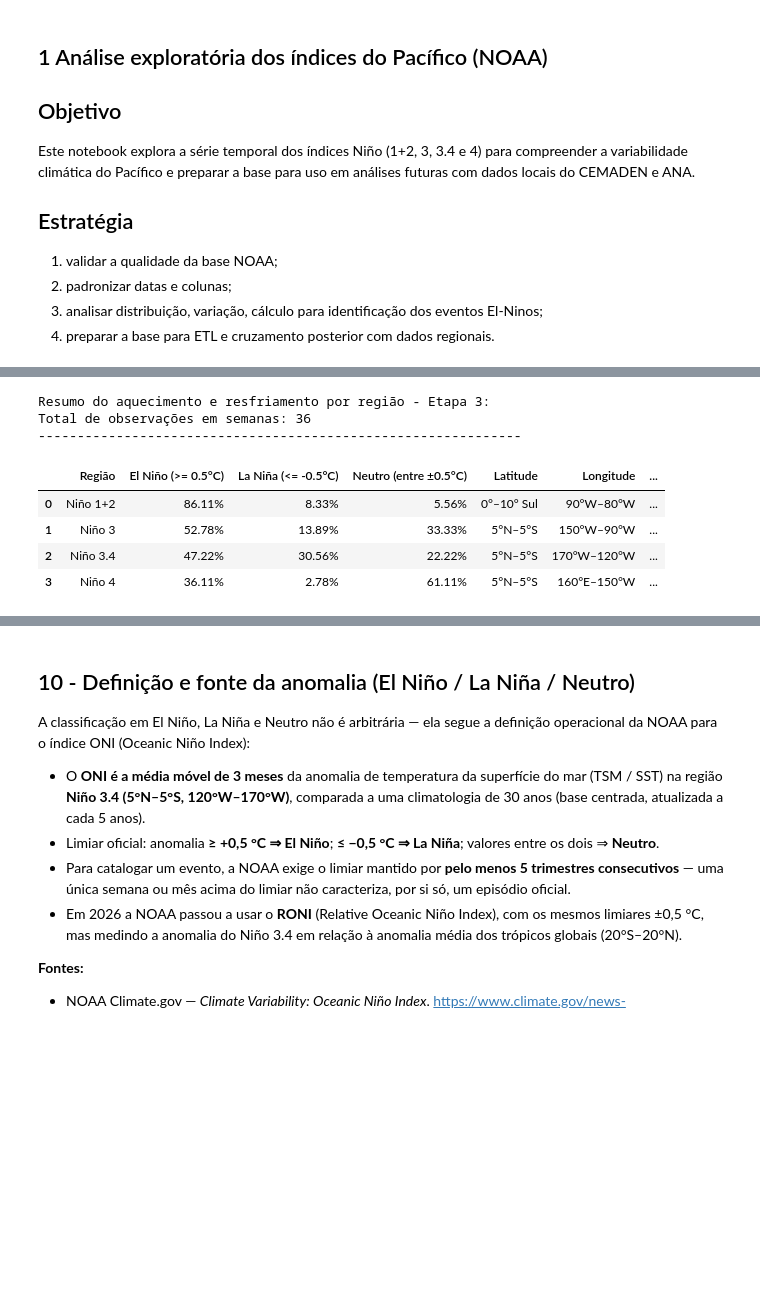
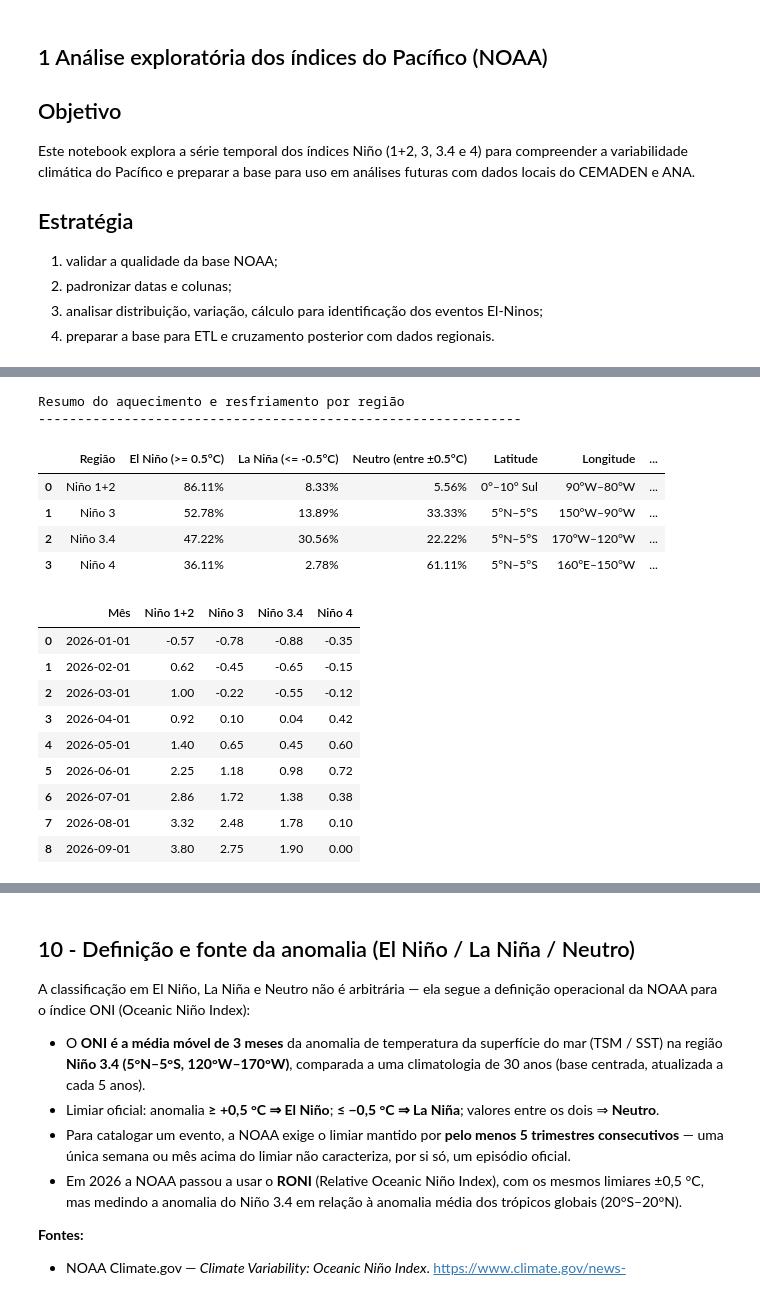
Before and after one commit to anselmojsantos/analiseP4Nooa, a Jupyter notebook: Notebookes/nooa.ipynb, the cells around one changed output, grey strips where cells are left out. Saved outputs shown, nothing was run; the diff lists cells and outputs as text; code cells hidden in the pictures; blank space fills up the shorter version.

```diff
--- a/Notebookes/nooa.ipynb
+++ b/Notebookes/nooa.ipynb
@@ -153,6 +154,7 @@ cols = ["nino12", "nino3", "nino34", "nino4"]
 nomes = {"nino12": "Niño 1+2", "nino3": "Niño 3", "nino34": "Niño 3.4", "nino4": "Niño 4"}
 
 linhas = []
+
 for col in cols:
     aquec = (df[col] >= 0.5).sum()
     resfr = (df[col] <= -0.5).sum()
@@ -160,23 +162,22 @@ for col in cols:
         "Região": nomes[col],
         "El Niño (>= 0.5°C)": aquec / total,
         "La Niña (<= -0.5°C)": resfr / total,
-        "Neutro (entre ±0.5°C)": (total - aquec - resfr) / total,
+        "Neutro (entre ±0.5°C)": (total - aquec - resfr) / total, # calculo para %
     })
 
-print("Resumo do aquecimento e resfriamento por região - Etapa 3:")
-print("Total de observações em semanas:", total)
+print("Resumo do aquecimento e resfriamento por região")
 print("-" * 62)
-df_media = pd.DataFrame(linhas)
+df_dist = pd.DataFrame(linhas)
 
-df_media = df_media.merge(
-    regioes_descricao,
+df_dist = df_dist.merge(
+    regioes,
     on="Região",
     how="left"
 )
 
 # Exporta frações numéricas para o Power Query interpretar como porcentagem.
-df_media.to_csv(
-    "C:/TI/Projetos Univesp/Projeto - 4/docs/media_distribuicao_elnino.csv",
+df_dist.to_csv(
+    "C:/TI/Projetos Univesp/Projeto - 4/docs/csv/noaa/df_dist.csv",
     sep=";",
     encoding="utf-8-sig",
     decimal=",",
@@ -191,15 +192,68 @@ colunas_percentuais = [
     "Neutro (entre ±0.5°C)",
 ]
 
-df_media.style.format({coluna: "{:.2%}" for coluna in colunas_percentuais})
+# Salva no banco
+df_dist.to_sql(
+    "df_dist",
+    con=engine_local,
+    schema="public",
+    if_exists="append",
+    index=False,
+)
+
+df_dist.style.format({coluna: "{:.2%}" for coluna in colunas_percentuais})
 # %% [output]
-Resumo do aquecimento e resfriamento por região - Etapa 3:
-Total de observações em semanas: 36
+Resumo do aquecimento e resfriamento por região
 --------------------------------------------------------------
 |  | Região | El Niño (>= 0.5°C) | La Niña (<= -0.5°C) | Neutro (entre ±0.5°C) | Latitude | Longitude | ... |
 | 0 | Niño 1+2 | 86.11% | 8.33% | 5.56% | 0°–10° Sul | 90°W–80°W | ... |
 | 1 | Niño 3 | 52.78% | 13.89% | 33.33% | 5°N–5°S | 150°W–90°W | ... |
 | 2 | Niño 3.4 | 47.22% | 30.56% | 22.22% | 5°N–5°S | 170°W–120°W | ... |
 | 3 | Niño 4 | 36.11% | 2.78% | 61.11% | 5°N–5°S | 160°E–150°W | ... |
+# %%
+# 9 - DataFrame das médias mensais das anomalias
+mensal = (
+    df.groupby(
+        pd.Grouper(key="observation_date", freq="MS")
+    )[["nino12", "nino3", "nino34", "nino4"]]
+    .mean()
+)
+
+df_mensal_medias = (
+    mensal
+    .rename(columns=nomes)
+    .rename_axis("Mês")
+    .reset_index()
+)
+
+df_mensal_medias.to_csv(
+    "C:/TI/Projetos Univesp/Projeto - 4/docs/csv/noaa/df_mensal_medias.csv",
+    sep=";",
+    encoding="utf-8-sig",
+    decimal=",",
+    float_format="%.2f",
+    index=False
+)
+
+df_mensal_medias.to_sql(
+    "df_mensal_medias",
+    con=engine_local,
+    schema="public",
+    if_exists="append",
+    index=False,
+)
+
+df_mensal_medias.round(2)
+# %% [output]
+|  | Mês | Niño 1+2 | Niño 3 | Niño 3.4 | Niño 4 |
+| 0 | 2026-01-01 | -0.57 | -0.78 | -0.88 | -0.35 |
+| 1 | 2026-02-01 | 0.62 | -0.45 | -0.65 | -0.15 |
+| 2 | 2026-03-01 | 1.00 | -0.22 | -0.55 | -0.12 |
+| 3 | 2026-04-01 | 0.92 | 0.10 | 0.04 | 0.42 |
+| 4 | 2026-05-01 | 1.40 | 0.65 | 0.45 | 0.60 |
+| 5 | 2026-06-01 | 2.25 | 1.18 | 0.98 | 0.72 |
+| 6 | 2026-07-01 | 2.86 | 1.72 | 1.38 | 0.38 |
+| 7 | 2026-08-01 | 3.32 | 2.48 | 1.78 | 0.10 |
+| 8 | 2026-09-01 | 3.80 | 2.75 | 1.90 | 0.00 |
 # %%
 # ============================================================
```
Also changed, not shown: parts of 21 cells of this notebook, 53 other files.
